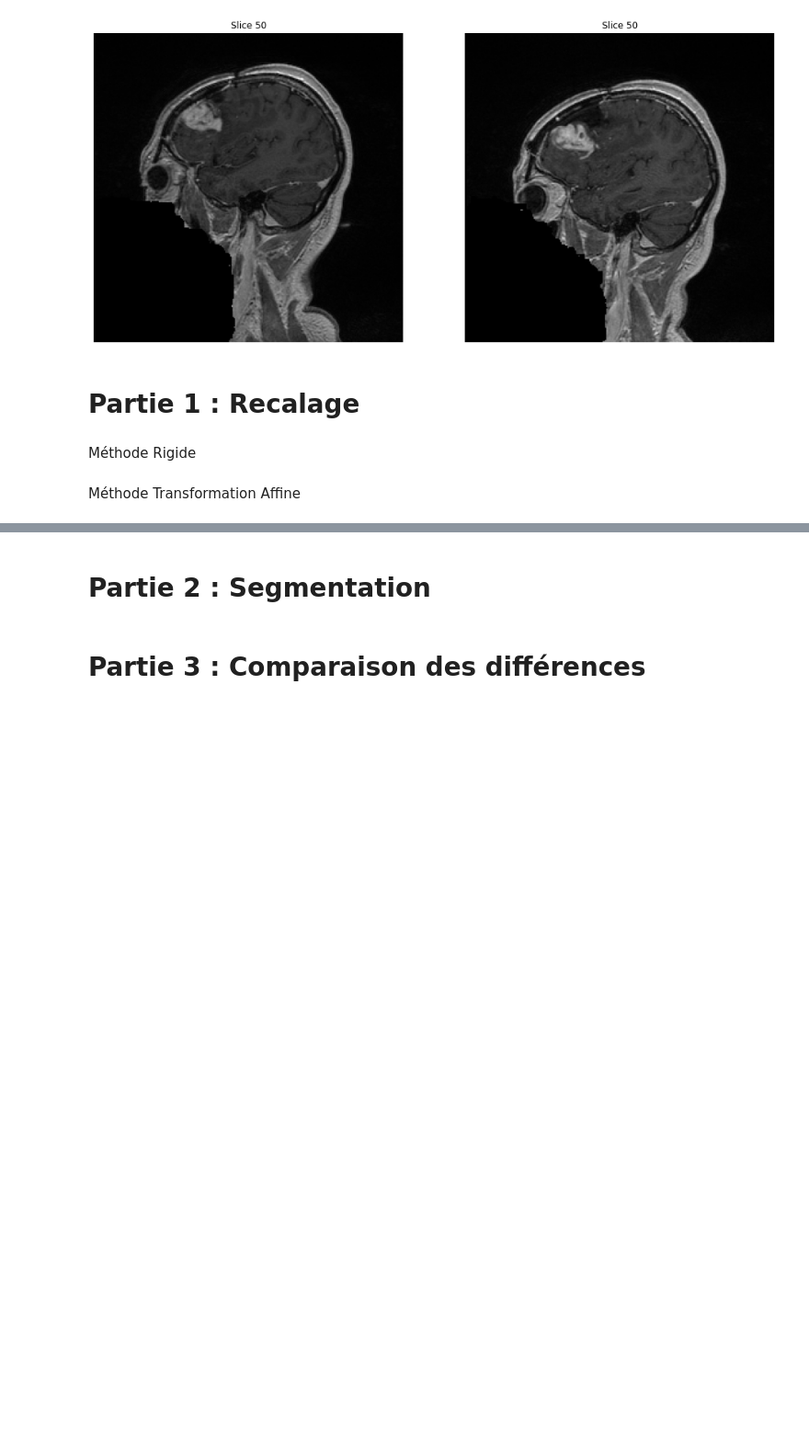
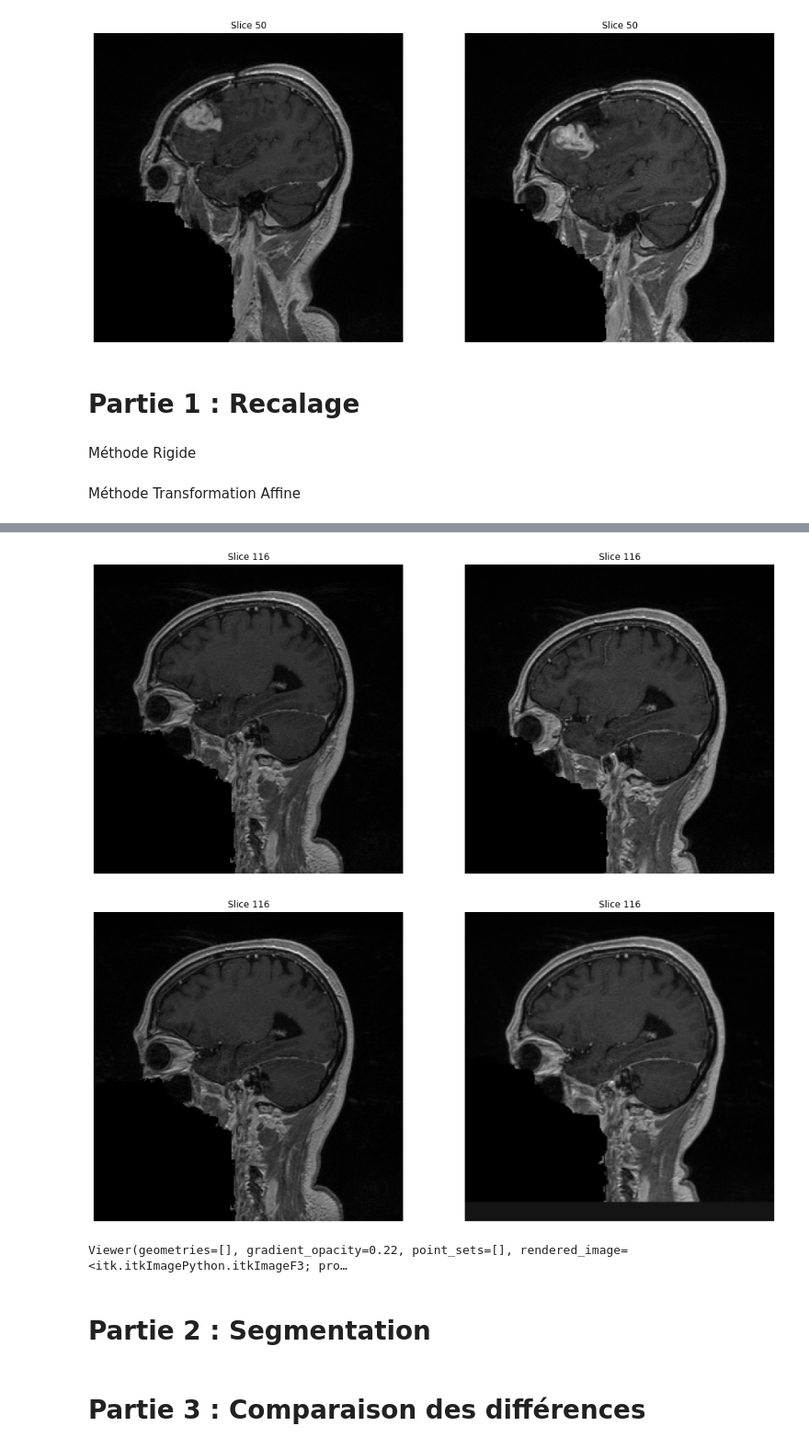
Before and after one commit to QuentinAM/VITK, a Jupyter notebook: notebook.ipynb, the cells around one changed output, grey strips where cells are left out. Shown: that part at 92% size. Drawn from its saved outputs; the diff is of its cells as text; code cells hidden in the pictures; blank space fills up the shorter version.

Commit message:
feat : recalage rigid 3d + itkwidgets pour visualiser

```diff
--- a/notebook.ipynb
+++ b/notebook.ipynb
@@ -42,2 +143,4 @@ Méthode Rigide
 # %% [markdown]
 Méthode Transformation Affine
+# %%
+registered_image = image_registration_rigid(image_1, image_2)
@@ -44,3 +155,13 @@ Méthode Transformation Affine
+# %%
+display_images(image_1, image_2, 116)
+display_images(image_1, registered_image, 116)
+# %% [output]
+[figure, added]
+[figure, added]
+# %%
+visualize_image3D(registered_image)
+# %% [output]
+Viewer(geometries=[], gradient_opacity=0.22, point_sets=[], rendered_image=<itk.itkImagePython.itkImageF3; pro…
 # %% [markdown]
 # Partie 2 : Segmentation
 # %% [markdown]
```
Also changed, not shown: parts of 5 cells of this notebook.
